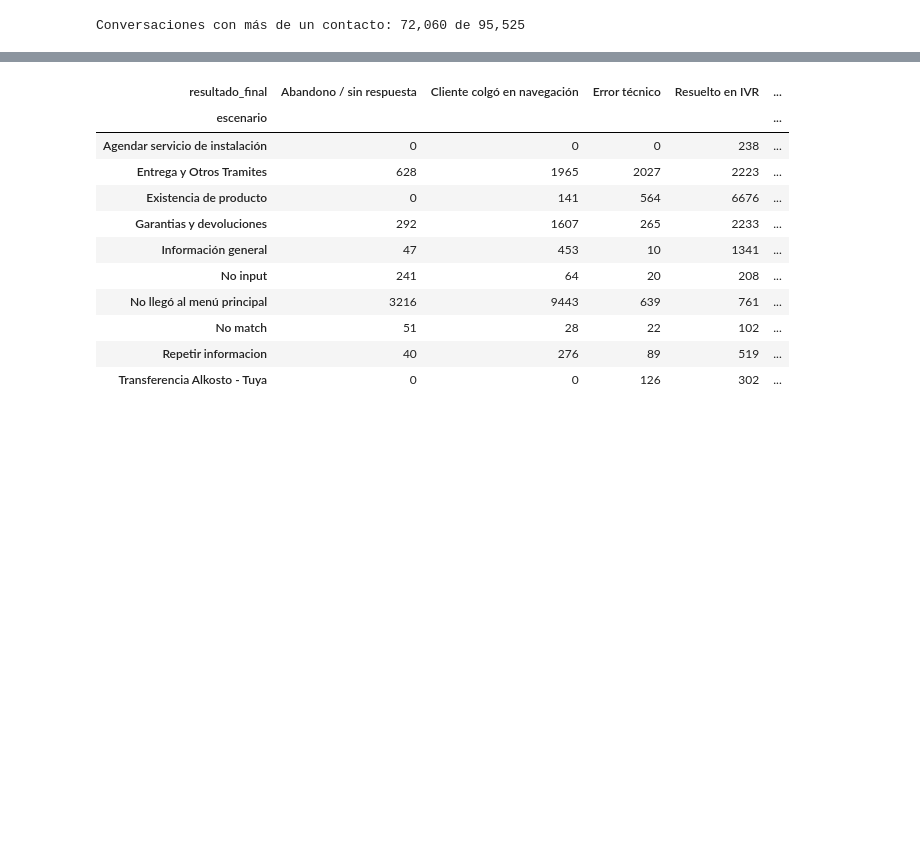
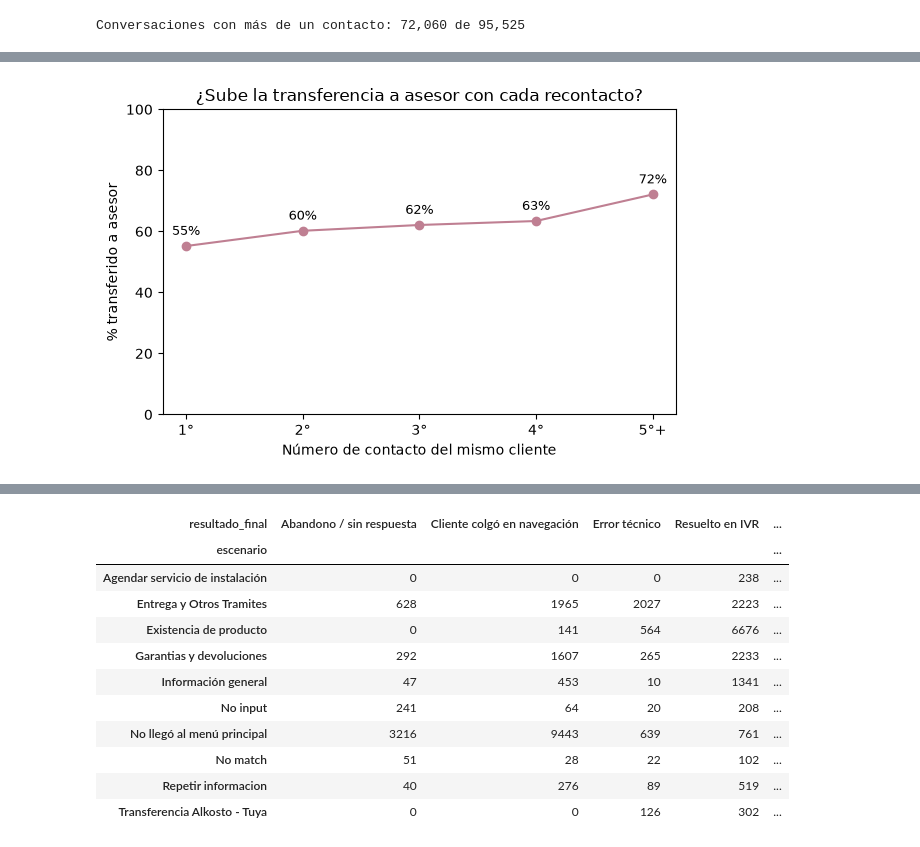
Before and after one commit to JPSOLANO10/Graphos_alk, a Jupyter notebook: 04_pipeline.ipynb, the cells around one changed output, grey strips where cells are left out. Cells and saved outputs as stored; diff of their text form; code cells hidden in the pictures; blank space fills up the shorter version.

```diff
--- a/04_pipeline.ipynb
+++ b/04_pipeline.ipynb
@@ -966,0 +1360,15 @@ df_recontactos.head(5)
+# %%
+RESULTADOS_TRANSFERIDO = ["Transferido a asesor", "Transferencia directa (sin pasar por IVR)"]
+
+df_comportamiento = df_recontactos.merge(
+    df_traza[["id_conversacion", "resultado_final"]], on="id_conversacion", how="left"
+)
+df_comportamiento["transferido"] = df_comportamiento["resultado_final"].isin(RESULTADOS_TRANSFERIDO)
+
+def ordinal_balde(n):
+    return f"{n}°" if n < 5 else "5°+"
+
+df_comportamiento["numero_llamada_balde"] = df_comportamiento["numero_llamada"].apply(ordinal_balde)
+orden_ordinal = ["1°", "2°", "3°", "4°", "5°+"]
+
+df_comportamiento[["numero_llamada", "numero_llamada_balde", "resultado_final", "transferido"]].head()
@@ -966,0 +1382,14 @@ df_recontactos.head(5)
+# %%
+# Tabla principal: % transferido a asesor, por número de contacto
+tabla_comportamiento = (
+    df_comportamiento.groupby("numero_llamada_balde")
+    .agg(llamadas=("id_conversacion", "size"), transferidos=("transferido", "sum"))
+    .reindex(orden_ordinal)
+    .reset_index()
+    .rename(columns={"numero_llamada_balde": "Recontacto"})
+)
+tabla_comportamiento["% Transferido"] = (
+    tabla_comportamiento["transferidos"] / tabla_comportamiento["llamadas"] * 100
+).round(1)
+
+tabla_comportamiento
@@ -966,0 +1418,15 @@ df_recontactos.head(5)
+# %%
+# Gráfico de línea: ¿el % transferido sube con cada recontacto sucesivo?
+fig, ax = plt.subplots(figsize=(6, 4))
+ax.plot(tabla_comportamiento["Recontacto"], tabla_comportamiento["% Transferido"], marker="o", color="#bf7f92")
+for _, fila in tabla_comportamiento.iterrows():
+    ax.annotate(f"{fila['% Transferido']:.0f}%", (fila["Recontacto"], fila["% Transferido"]),
+                textcoords="offset points", xytext=(0, 8), ha="center", fontsize=9)
+ax.set_xlabel("Número de contacto del mismo cliente")
+ax.set_ylabel("% transferido a asesor")
+ax.set_title("¿Sube la transferencia a asesor con cada recontacto?")
+ax.set_ylim(0, 100)
+plt.tight_layout()
+plt.show()
+# %% [output]
+[figure, added]
```
Also changed, not shown: parts of 60 cells of this notebook.
